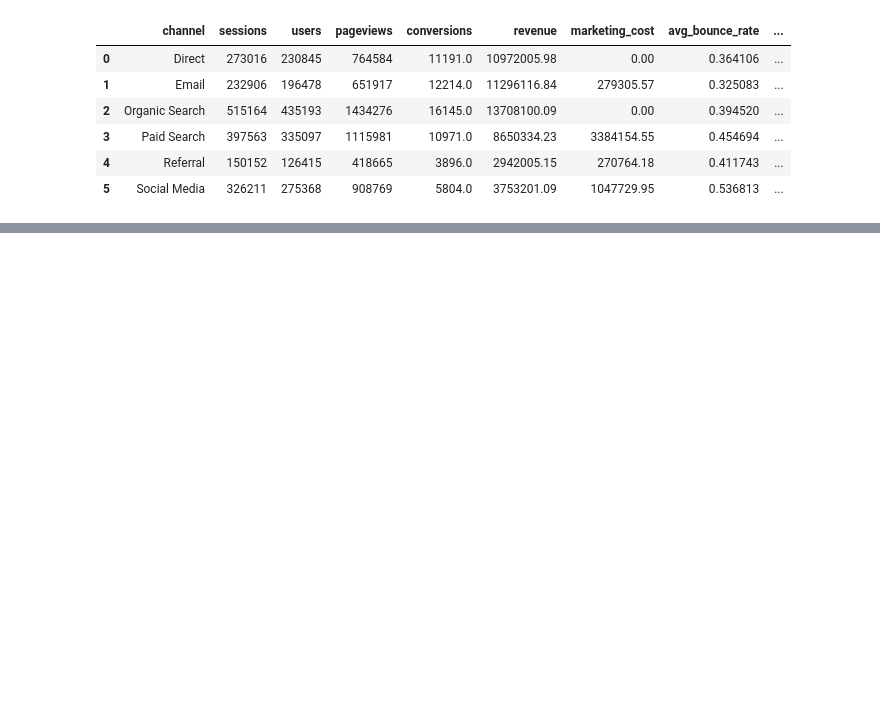
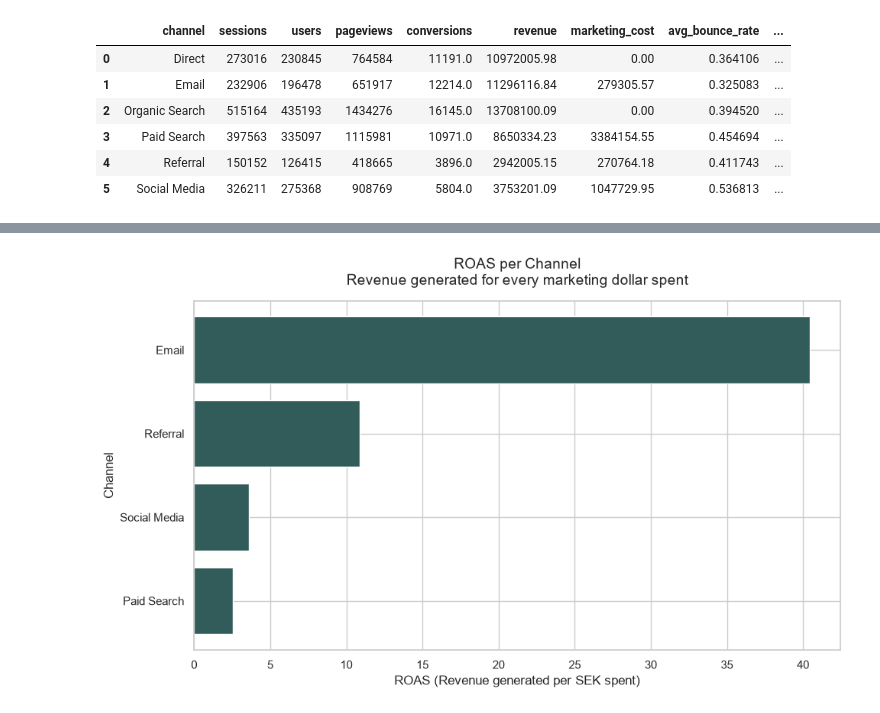
Before and after one commit to MagdalenaPersson/automated-report, a Jupyter notebook: 01_data_exploration.ipynb, the cells around one changed output, grey strips where cells are left out. Cells and saved outputs as stored; diff of their text form; code cells hidden in the pictures; blank space fills up the shorter version.

```diff
--- a/01_data_exploration.ipynb
+++ b/01_data_exploration.ipynb
@@ -110,0 +146,8 @@ device_kpis
+# %%
+from src.report_tools.visualization import plot_roas_by_channel
+
+fig = plot_roas_by_channel(channel_kpis)
+
+fig.show()
+# %% [output]
+[figure, added]
```
Also changed, not shown: parts of 5 cells of this notebook, 3 other files.
